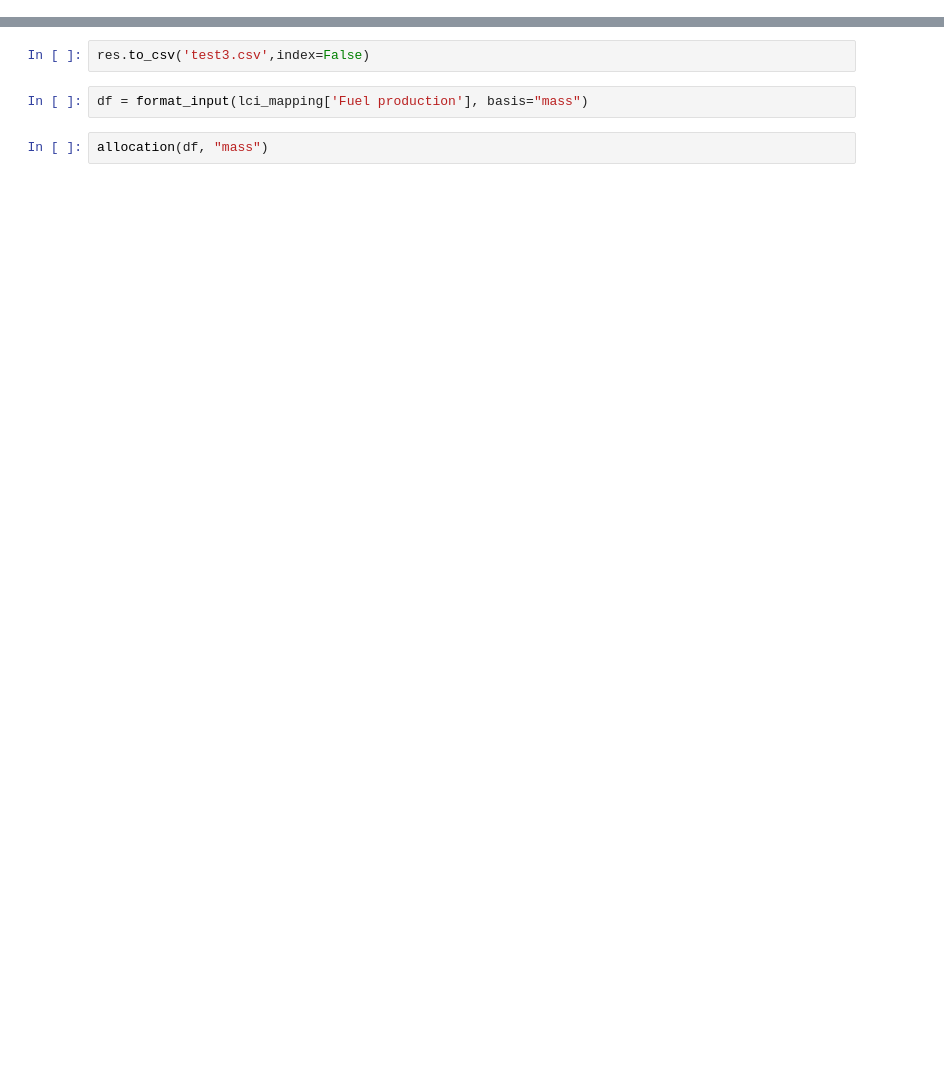
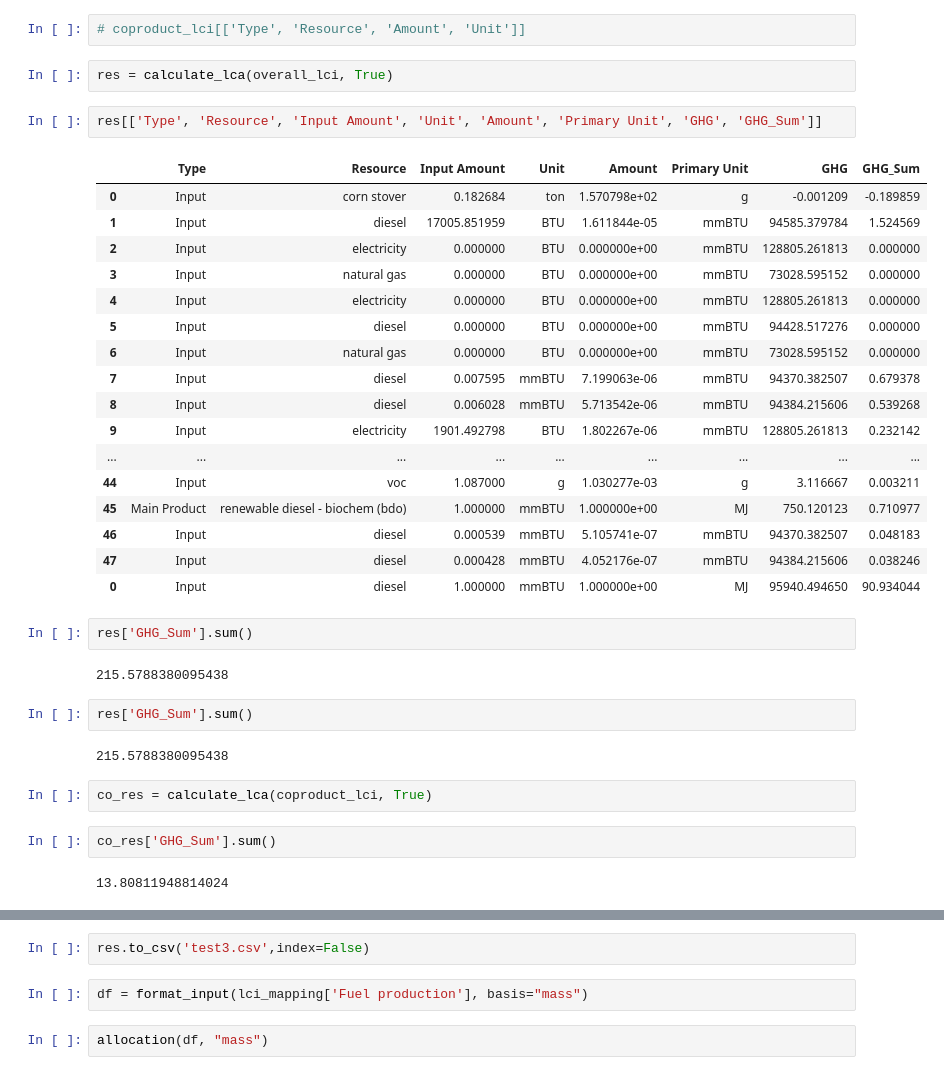
Before and after one commit to olw0905/Interactive-SCSA_Dash, a Jupyter notebook: Untitled2.ipynb, the cells around one changed output, grey strips where cells are left out. Saved outputs shown, nothing was run; the diff lists cells and outputs as text; blank space fills up the shorter version.

```diff
--- a/Untitled2.ipynb
+++ b/Untitled2.ipynb
@@ -59,0 +99,38 @@ if coproduct_return is not None:
+# %%
+# coproduct_lci[['Type', 'Resource', 'Amount', 'Unit']]
+# %%
+res = calculate_lca(overall_lci, True)
+# %%
+res[['Type', 'Resource', 'Input Amount', 'Unit', 'Amount', 'Primary Unit', 'GHG', 'GHG_Sum']]
+# %% [output]
+|  | Type | Resource | Input Amount | Unit | Amount | Primary Unit | GHG | GHG_Sum |
+| 0 | Input | corn stover | 0.182684 | ton | 1.570798e+02 | g | -0.001209 | -0.189859 |
+| 1 | Input | diesel | 17005.851959 | BTU | 1.611844e-05 | mmBTU | 94585.379784 | 1.524569 |
+| 2 | Input | electricity | 0.000000 | BTU | 0.000000e+00 | mmBTU | 128805.261813 | 0.000000 |
+| 3 | Input | natural gas | 0.000000 | BTU | 0.000000e+00 | mmBTU | 73028.595152 | 0.000000 |
+| 4 | Input | electricity | 0.000000 | BTU | 0.000000e+00 | mmBTU | 128805.261813 | 0.000000 |
+| 5 | Input | diesel | 0.000000 | BTU | 0.000000e+00 | mmBTU | 94428.517276 | 0.000000 |
+| 6 | Input | natural gas | 0.000000 | BTU | 0.000000e+00 | mmBTU | 73028.595152 | 0.000000 |
+| 7 | Input | diesel | 0.007595 | mmBTU | 7.199063e-06 | mmBTU | 94370.382507 | 0.679378 |
+| 8 | Input | diesel | 0.006028 | mmBTU | 5.713542e-06 | mmBTU | 94384.215606 | 0.539268 |
+| 9 | Input | electricity | 1901.492798 | BTU | 1.802267e-06 | mmBTU | 128805.261813 | 0.232142 |
+| ... | ... | ... | ... | ... | ... | ... | ... | ... |
+| 44 | Input | voc | 1.087000 | g | 1.030277e-03 | g | 3.116667 | 0.003211 |
+| 45 | Main Product | renewable diesel - biochem (bdo) | 1.000000 | mmBTU | 1.000000e+00 | MJ | 750.120123 | 0.710977 |
+| 46 | Input | diesel | 0.000539 | mmBTU | 5.105741e-07 | mmBTU | 94370.382507 | 0.048183 |
+| 47 | Input | diesel | 0.000428 | mmBTU | 4.052176e-07 | mmBTU | 94384.215606 | 0.038246 |
+| 0 | Input | diesel | 1.000000 | mmBTU | 1.000000e+00 | MJ | 95940.494650 | 90.934044 |
+# %%
+res['GHG_Sum'].sum()
+# %% [output]
+215.5788380095438
+# %%
+res['GHG_Sum'].sum()
+# %% [output]
+215.5788380095438
+# %%
+co_res = calculate_lca(coproduct_lci, True)
+# %%
+co_res['GHG_Sum'].sum()
+# %% [output]
+13.80811948814024
```
Also changed, not shown: parts of 33 cells of this notebook, 4 other files.
